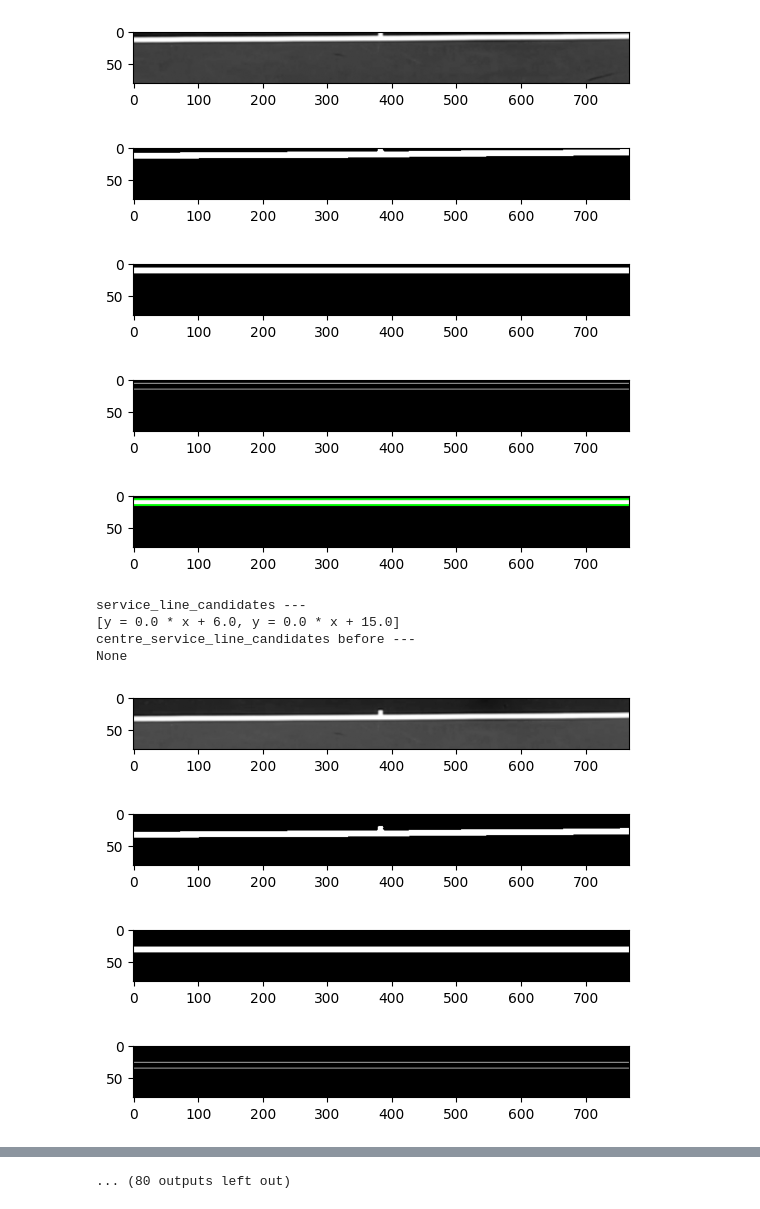
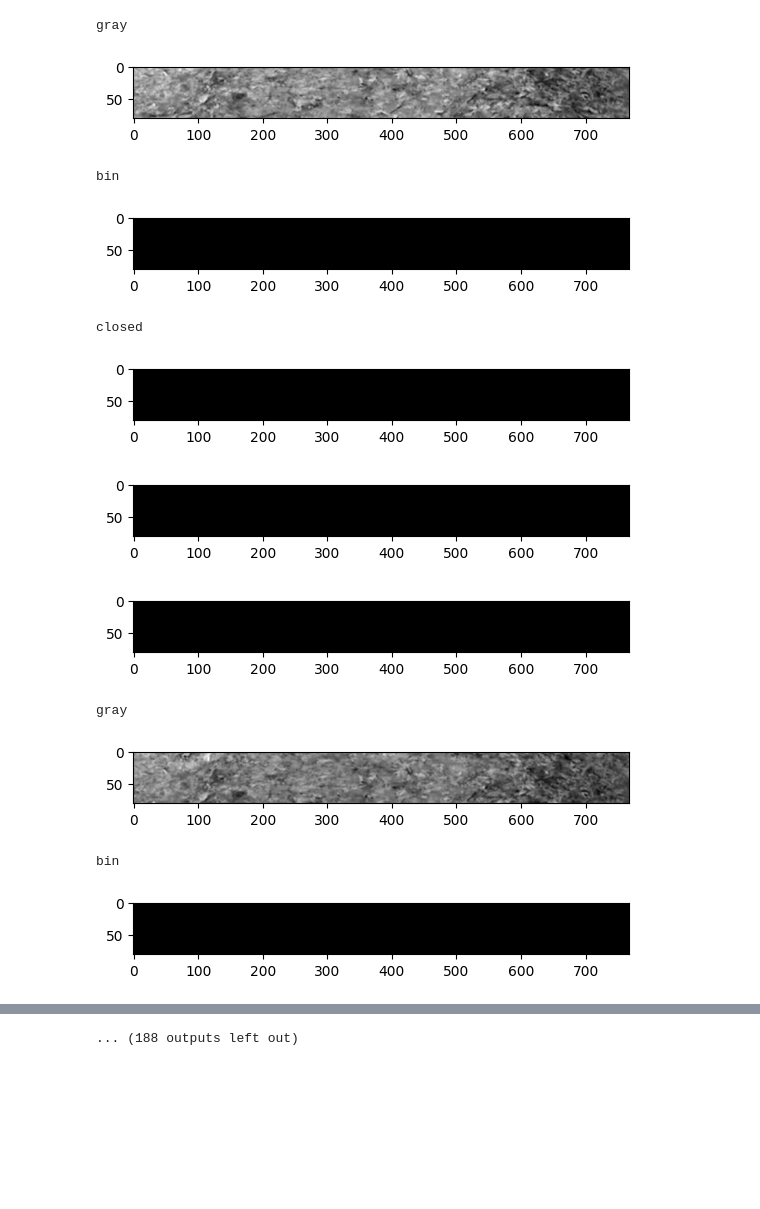
Before and after one commit to polymorvic/tennis-court-detection, a Jupyter notebook: notebooks/roi copy.ipynb, the cells around one changed output, grey strips where cells are left out. Saved outputs shown, nothing was run; the diff lists cells and outputs as text; code cells hidden in the pictures; blank space fills up the shorter version.

```diff
--- a/notebooks/roi copy.ipynb
+++ b/notebooks/roi copy.ipynb
@@ -12,7 +12,7 @@ from cvgeomkit.utils.plotting import display_img
 get_debug_mode()
 set_debug_mode(True)
 # %%
-path = '../data/pics/04_23.png'
+path = '../data/pics/09_16.png'
 # path = '../data/pics/skip/skip_01_35.png'
 img = read_image_as_numpyimage(path)
 display_img(img)
@@ -21,5 +21,5 @@ display_img(img)
 # %%
-params =load_process_params('../config/process_params.config.json')
+params = load_process_params('../config/process_params.config.json')
 
 
 service_side = params.match_params.service_side.value
@@ -28,33 +28,55 @@ match_type = params.match_params.match_type.value
 roi_h = params.detection_params.traversing.roi_height_px
 step = params.detection_params.traversing.step_px
 warmup = params.detection_params.traversing.warmup
+canny_lower_thresh = params.detection_params.lines_detection.canny_lower_thresh
+canny_upper_thresh = params.detection_params.lines_detection.canny_upper_thresh
+hough_thresh = params.detection_params.lines_detection.hough_thresh
+min_line_len_ratio = params.detection_params.lines_detection.min_line_len_ratio
+min_line_gap_px = params.detection_params.lines_detection.min_line_gap_px
+vertical_center_delta_px = params.detection_params.lines_detection.vertical_center_delta_px
+white_line_bin_lower_thresh = params.detection_params.lines_detection.white_line_bin_lower_thresh
+white_line_bin_upper_thresh = params.detection_params.lines_detection.white_line_bin_upper_thresh
+max_spread_vlines_px = params.detection_params.lines_detection.max_spread_vlines_px
 # %%
 detector = CourtDetector(img)
 
-centre_intresection = detector.scan_for_service_lines(service_side, roi_h, step, warmup)
+centre_intresection = detector.scan_for_service_lines(
+    service_side,
+    roi_h,
+    step,
+    warmup,
+    canny_lower_thresh,
+    canny_upper_thresh,
+    hough_thresh,
+    min_line_len_ratio,
+    min_line_gap_px,
+    vertical_center_delta_px,
+    white_line_bin_lower_thresh,
+    white_line_bin_upper_thresh,
+    max_spread_vlines_px
+)
 
 if centre_intresection is not None:
     service_line, centre_service_line, service_point = centre_intresection
 
     p1, p2 = service_line.limit_to_img(img)
     p3, p4 = centre_service_line.limit_to_img(img)
 
     img_copy = img.copy()
     cv2.line(img_copy, p1, p2, (255, 0, 0), 2)
     cv2.line(img_copy, p3, p4, (255, 0, 0), 2)
 
     display_img(img_copy)
 # %% [output]
+gray
-[figure, old version]
+[figure, new version]
+bin
-[figure, old version]
+[figure, new version]
+closed
-[figure, old version]
+[figure, new version]
-[figure, old version]
+[figure, new version]
-[figure, old version]
+[figure, new version]
-service_line_candidates ---
-[y = 0.0 * x + 6.0, y = 0.0 * x + 15.0]
-centre_service_line_candidates before ---
-None
+gray
-[figure, old version]
+[figure, new version]
+bin
-[figure, old version]
+[figure, new version]
-[figure, removed]
-[figure, removed]
@@ -66 +83 @@ None
-... (80 outputs left out)
+... (188 outputs left out)
```
Also changed, not shown: parts of 3 cells of this notebook, 1 other file.
